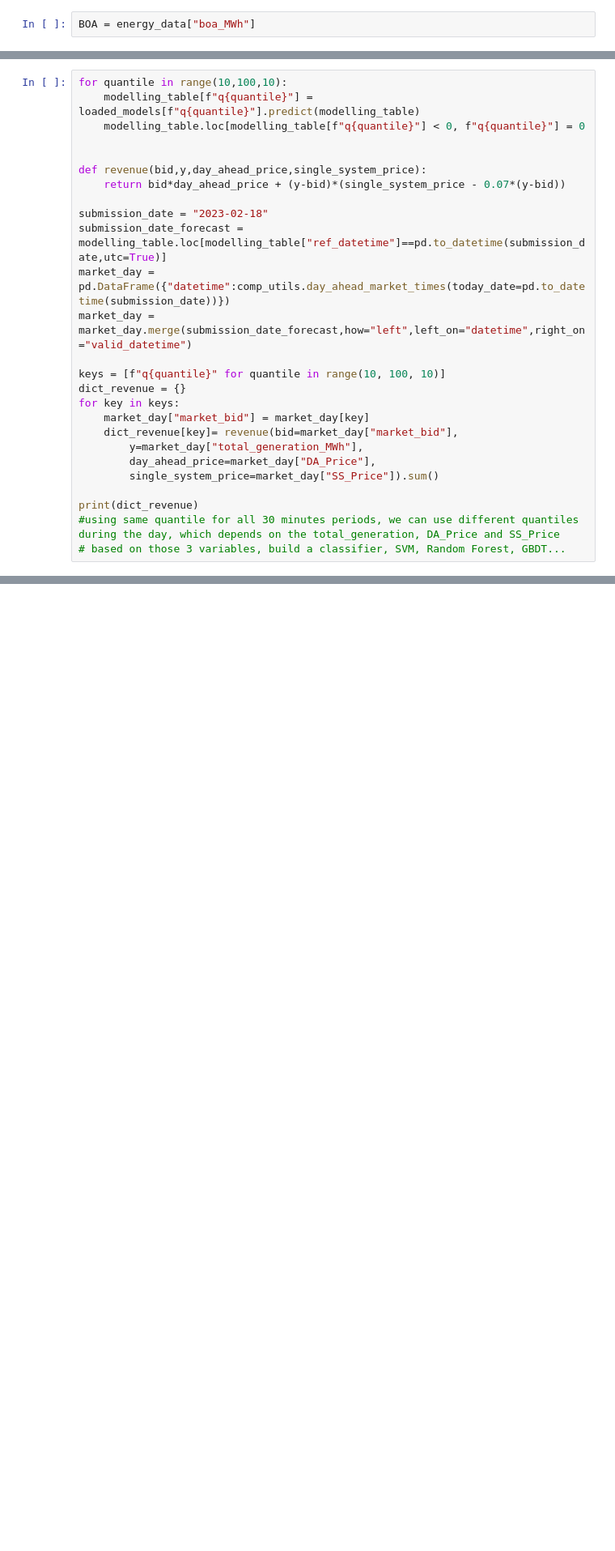
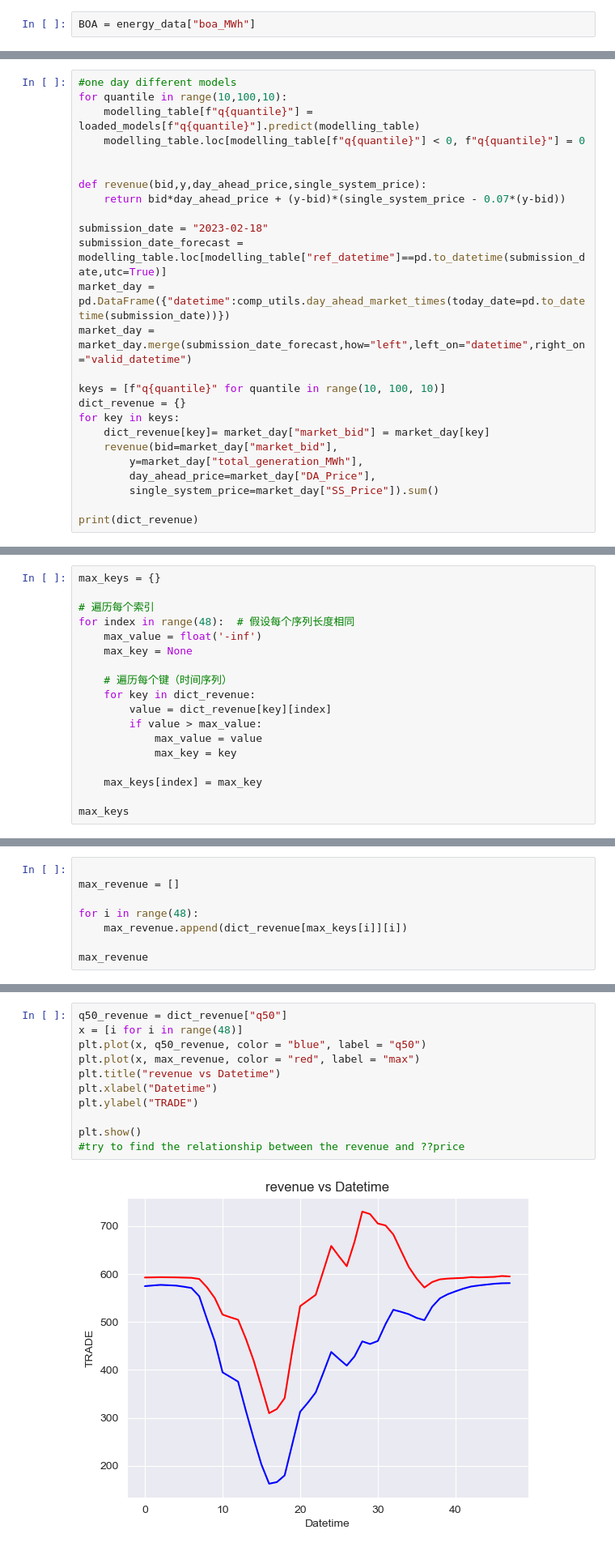
Before and after one commit to Shuyi829/hybrid-renewable-energy-forecasting, a Jupyter notebook: test_shuo.ipynb, the cells around one changed output, grey strips where cells are left out. Shown at 81% size. Cells and saved outputs as stored; diff of their text form; blank space fills up the shorter version.

```diff
--- a/test_shuo.ipynb
+++ b/test_shuo.ipynb
@@ -253,6 +253,7 @@ for quantile in range(10, 100, 10):
     with open(f"models/model_q{quantile}.pickle", 'rb') as file:
         loaded_models[f"q{quantile}"] = pickle.load(file)
 # %%
+#one day different models
 for quantile in range(10,100,10):
     modelling_table[f"q{quantile}"] = loaded_models[f"q{quantile}"].predict(modelling_table)
     modelling_table.loc[modelling_table[f"q{quantile}"] < 0, f"q{quantile}"] = 0
@@ -269,13 +270,11 @@ market_day = market_day.merge(submission_date_forecast,how="left",left_on="datet
 keys = [f"q{quantile}" for quantile in range(10, 100, 10)]
 dict_revenue = {}
 for key in keys:
-    market_day["market_bid"] = market_day[key]
-    dict_revenue[key]= revenue(bid=market_day["market_bid"],
+    dict_revenue[key]= market_day["market_bid"] = market_day[key]
+    revenue(bid=market_day["market_bid"],
         y=market_day["total_generation_MWh"],
         day_ahead_price=market_day["DA_Price"],
         single_system_price=market_day["SS_Price"]).sum()
 
 print(dict_revenue)
-#using same quantile for all 30 minutes periods, we can use different quantiles during the day, which depends on the total_generation, DA_Price and SS_Price
-# based on those 3 variables, build a classifier, SVM, Random Forest, GBDT...
 # %% [output]
@@ -282,0 +298,18 @@ print(dict_revenue)
+# %%
+max_keys = {}
+
+# 遍历每个索引
+for index in range(48):  # 假设每个序列长度相同
+    max_value = float('-inf')
+    max_key = None
+
+    # 遍历每个键（时间序列）
+    for key in dict_revenue:
+        value = dict_revenue[key][index]
+        if value > max_value:
+            max_value = value
+            max_key = key
+
+    max_keys[index] = max_key
+
+max_keys
@@ -282,0 +334,8 @@ print(dict_revenue)
+# %%
+
+max_revenue = []
+
+for i in range(48):
+    max_revenue.append(dict_revenue[max_keys[i]][i])
+
+max_revenue
@@ -282,0 +360,13 @@ print(dict_revenue)
+# %%
+q50_revenue = dict_revenue["q50"]
+x = [i for i in range(48)]
+plt.plot(x, q50_revenue, color = "blue", label = "q50")
+plt.plot(x, max_revenue, color = "red", label = "max")
+plt.title("revenue vs Datetime")
+plt.xlabel("Datetime")
+plt.ylabel("TRADE")
+
+plt.show()
+#try to find the relationship between the revenue and ??price
+# %% [output]
+[figure, added]
```
Also changed, not shown: parts of 4 cells of this notebook.
